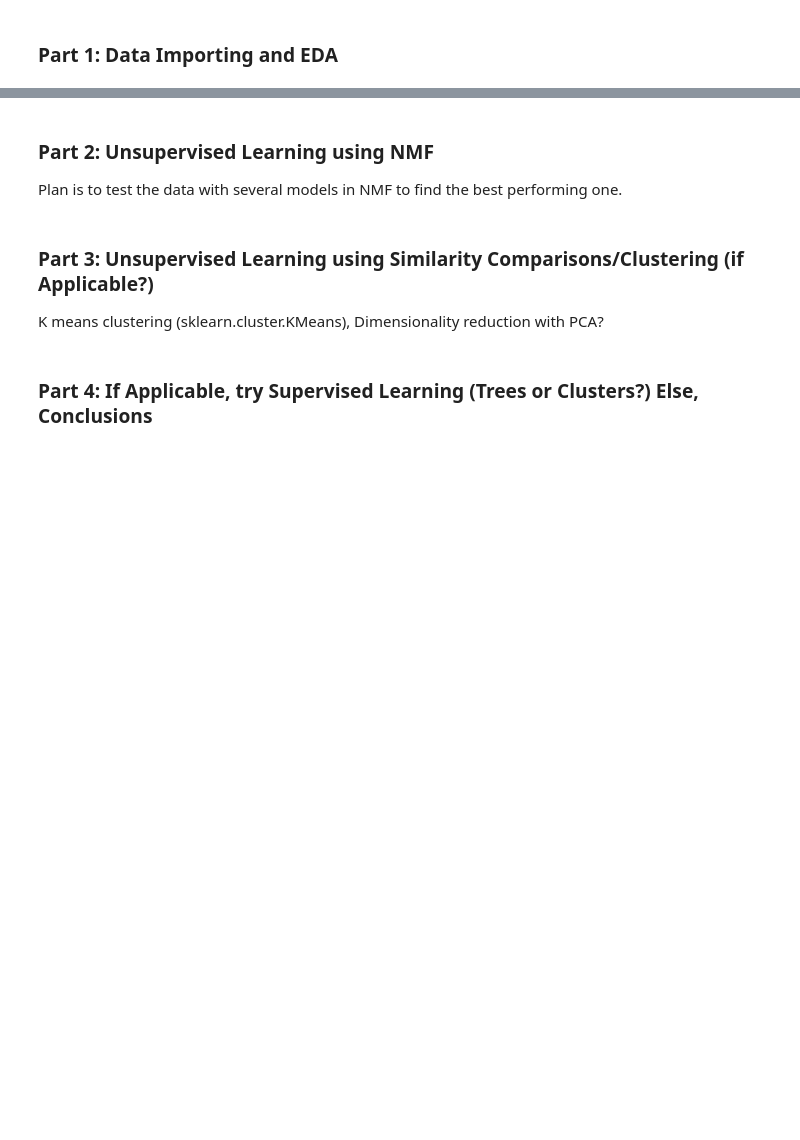
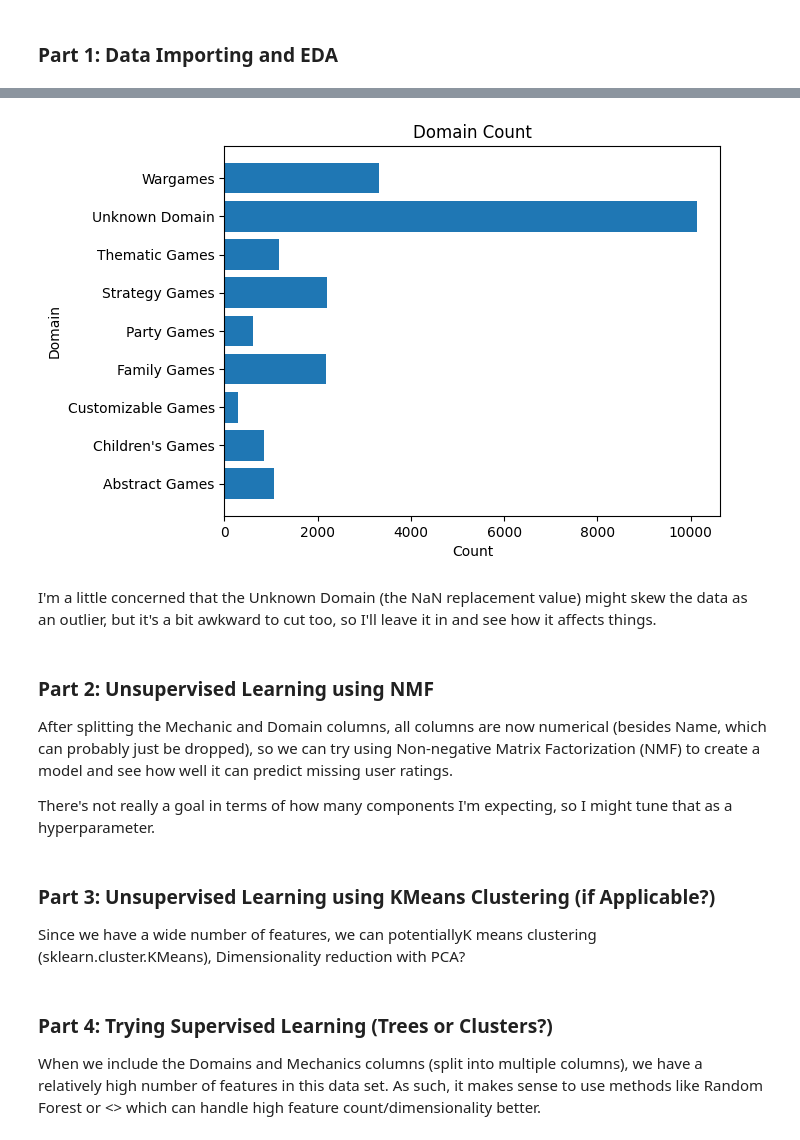
Before and after one commit to bxue2/Unsupervised-Learning-Final, a Jupyter notebook: Final.ipynb, the cells around one changed output, grey strips where cells are left out. Cells and saved outputs as stored; diff of their text form; code cells hidden in the pictures; blank space fills up the shorter version.

```diff
--- a/Final.ipynb
+++ b/Final.ipynb
@@ -22,6 +218,21 @@ df_train = pd.read_csv('bgg_dataset.csv')
+# %%
+domain_sum = df[mlb_d.classes_].sum()
+
+plt.barh(domain_sum.index, domain_sum)
+plt.title('Domain Count')
+plt.xlabel('Count')
+plt.ylabel('Domain')
+
+plt.show()
+# %% [output]
+[figure, added]
+# %% [markdown]
+I'm a little concerned that the Unknown Domain (the NaN replacement value) might skew the data as an outlier, but it's a bit awkward to cut too, so I'll leave it in and see how it affects things.
 # %% [markdown]
 ### Part 2: Unsupervised Learning using NMF
-Plan is to test the data with several models in NMF to find the best performing one.
+After splitting the Mechanic and Domain columns, all columns are now numerical (besides Name, which can probably just be dropped), so we can try using Non-negative Matrix Factorization (NMF) to create a model and see how well it can predict missing user ratings.
+
+There's not really a goal in terms of how many components I'm expecting, so I might tune that as a hyperparameter.
 # %%
 #Random
 model = NMF(n_components=3, init='random', random_state=0, max_iter=500)
@@ -31,7 +242,8 @@ H_rand = model.components_
 prediction = np.dot(W_rand, H_rand)
 # predict_df = pd.DataFrame(prediction, index=MV_users['uID'], columns=MV_movies['mID'])
 # %% [markdown]
-### Part 3: Unsupervised Learning using Similarity Comparisons/Clustering (if Applicable?)
-K means clustering (sklearn.cluster.KMeans), Dimensionality reduction with PCA?
+### Part 3: Unsupervised Learning using KMeans Clustering (if Applicable?)
+Since we have a wide number of features, we can potentiallyK means clustering (sklearn.cluster.KMeans), Dimensionality reduction with PCA?
 # %% [markdown]
-### Part 4: If Applicable, try Supervised Learning (Trees or Clusters?) Else, Conclusions
+### Part 4: Trying Supervised Learning (Trees or Clusters?)
+When we include the Domains and Mechanics columns (split into multiple columns), we have a relatively high number of features in this data set. As such, it makes sense to use methods like Random Forest or <> which can handle high feature count/dimensionality better.
```
Also changed, not shown: parts of 30 cells of this notebook.
